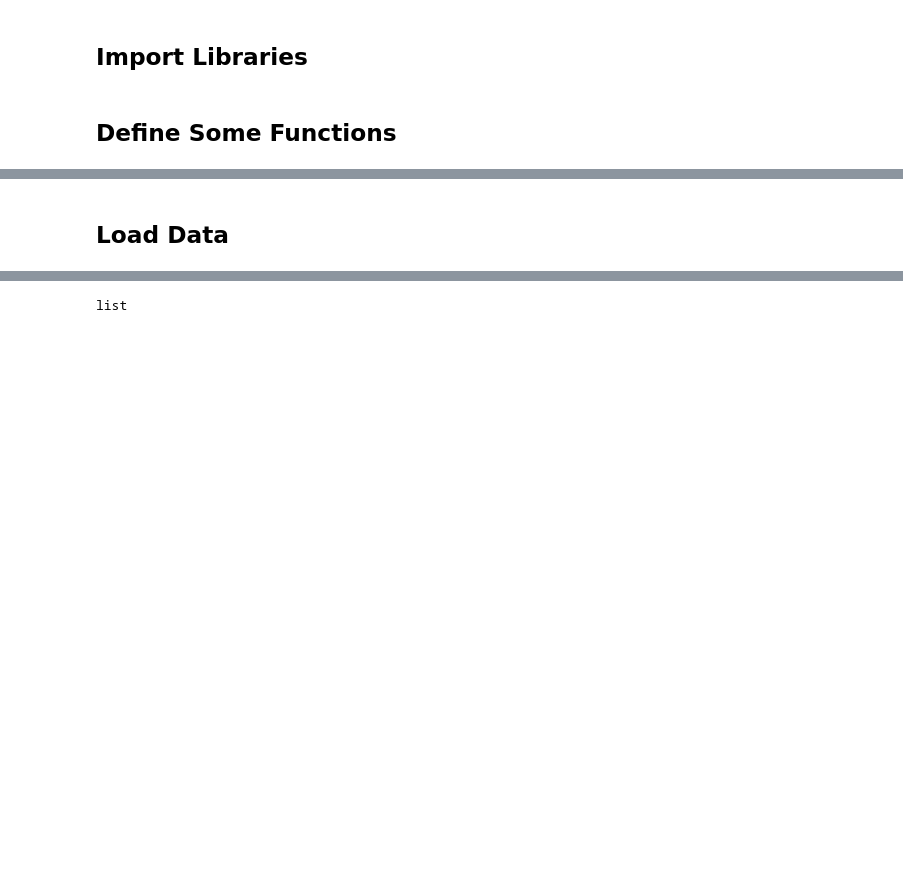
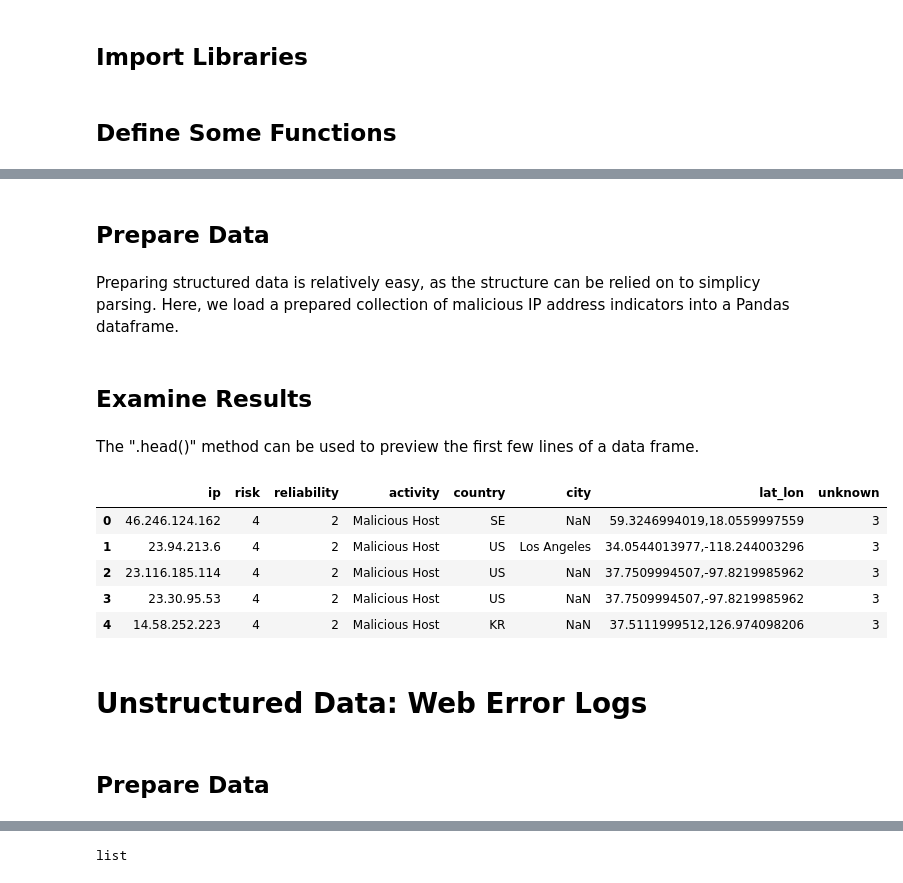
Before and after one commit to urbansec/ds101, a Jupyter notebook: DS101_DataBasics.ipynb, the cells around one changed output, grey strips where cells are left out. Saved outputs shown, nothing was run; the diff lists cells and outputs as text; code cells hidden in the pictures; blank space fills up the shorter version.

```diff
--- a/DS101_DataBasics.ipynb
+++ b/DS101_DataBasics.ipynb
@@ -31,2 +33,31 @@ def log_ReadURL(logfile):
 # %% [markdown]
-## Load Data
+## Prepare Data
+# %% [markdown]
+Preparing structured data is relatively easy, as the structure can be relied on to simplicy parsing.  Here, we load a prepared collection of malicious IP address indicators into a Pandas dataframe.
+# %%
+# URL of source data file
+intel_url = "https://raw.githubusercontent.com/urbansec/ds101/master/av_ip_reputation_2019-04-07.csv"
+
+# Column names for data
+intel_cols = ['ip', 'risk', 'reliability', 'activity', 'country', 'city', 'lat_lon', 'unknown']
+
+
+# Read intel into dataframe
+intel_df = pd.read_csv(intel_url, sep='#', header=None, names=intel_cols)
+# %% [markdown]
+## Examine Results
+# %% [markdown]
+The ".head()" method can be used to preview the first few lines of a data frame.
+# %%
+intel_df.head(5)
+# %% [output]
+|  | ip | risk | reliability | activity | country | city | lat_lon | unknown |
+| 0 | 46.246.124.162 | 4 | 2 | Malicious Host | SE | NaN | 59.3246994019,18.0559997559 | 3 |
+| 1 | 23.94.213.6 | 4 | 2 | Malicious Host | US | Los Angeles | 34.0544013977,-118.244003296 | 3 |
+| 2 | 23.116.185.114 | 4 | 2 | Malicious Host | US | NaN | 37.7509994507,-97.8219985962 | 3 |
+| 3 | 23.30.95.53 | 4 | 2 | Malicious Host | US | NaN | 37.7509994507,-97.8219985962 | 3 |
+| 4 | 14.58.252.223 | 4 | 2 | Malicious Host | KR | NaN | 37.5111999512,126.974098206 | 3 |
+# %% [markdown]
+# Unstructured Data: Web Error Logs
+# %% [markdown]
+## Prepare Data
```
Also changed, not shown: parts of 55 cells of this notebook.
